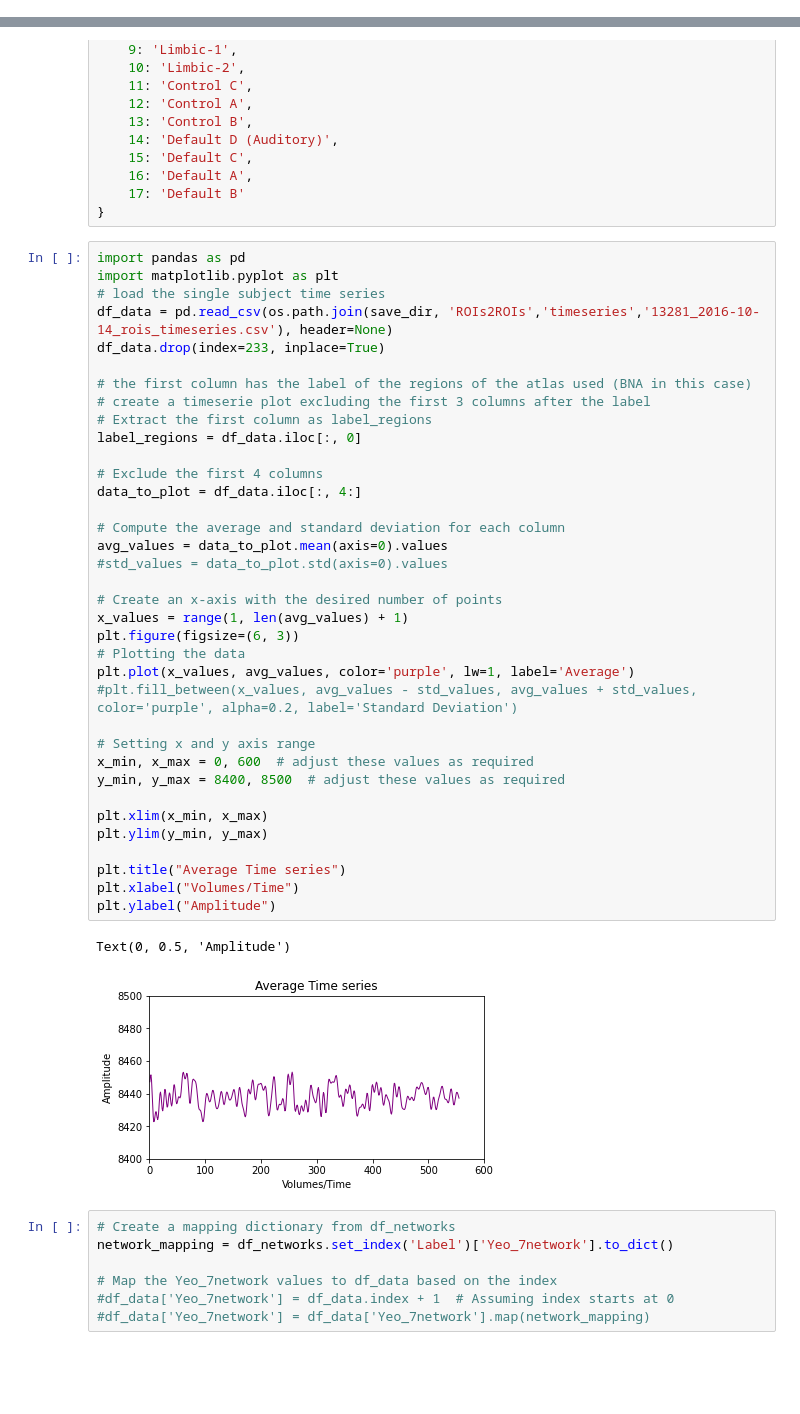
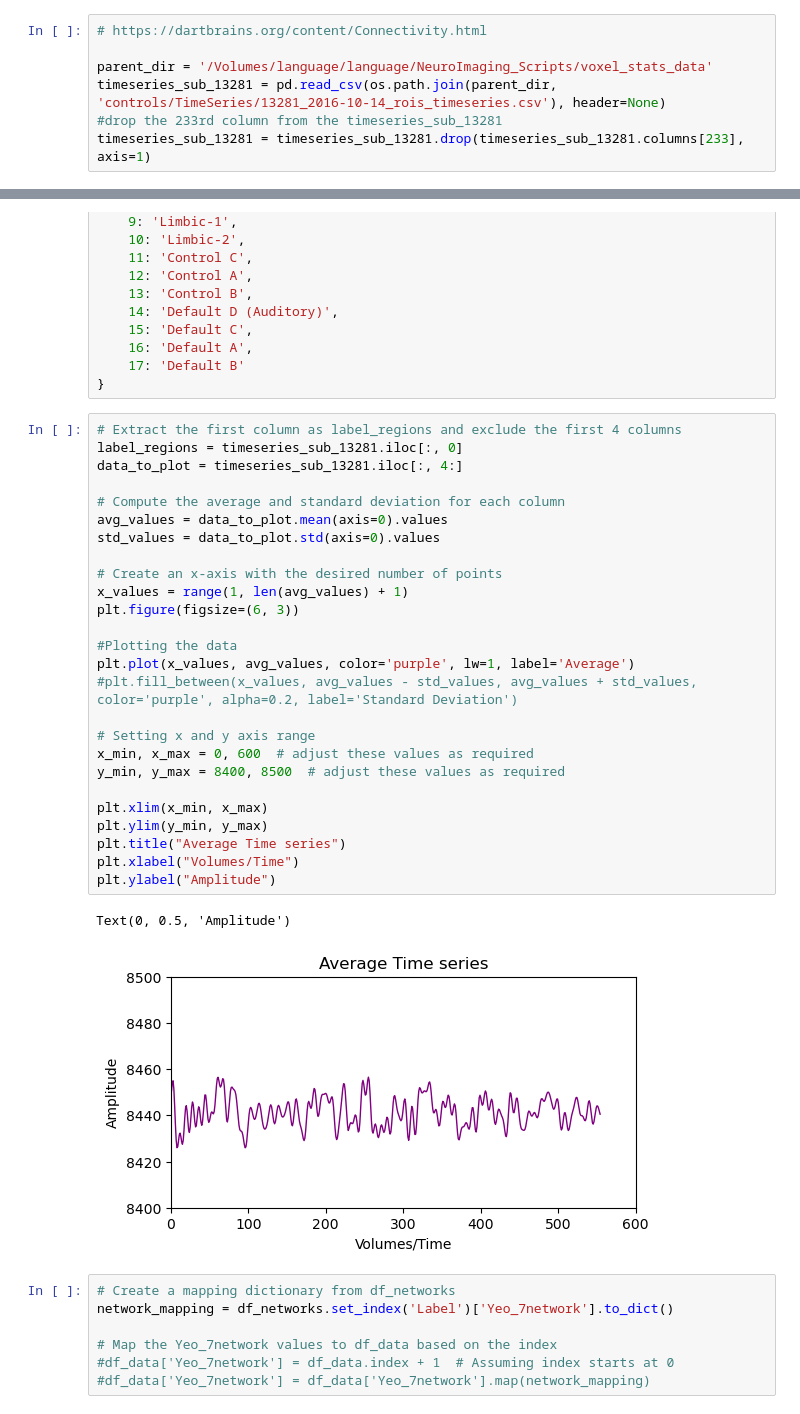
Before and after one commit to janhavi-pillai/connectiviz, a Jupyter notebook: Yeo_functional_networks_plot.ipynb, the cells around one changed output, grey strips where cells are left out. Saved outputs shown, nothing was run; the diff lists cells and outputs as text; blank space fills up the shorter version.

```diff
--- a/Yeo_functional_networks_plot.ipynb
+++ b/Yeo_functional_networks_plot.ipynb
@@ -12,3 +11,10 @@ from scipy.stats import ttest_ind
+# %%
+# https://dartbrains.org/content/Connectivity.html
+
+parent_dir = '/Volumes/language/language/NeuroImaging_Scripts/voxel_stats_data'
+timeseries_sub_13281 = pd.read_csv(os.path.join(parent_dir, 'controls/TimeSeries/13281_2016-10-14_rois_timeseries.csv'), header=None)
+#drop the 233rd column from the timeseries_sub_13281
+timeseries_sub_13281 = timeseries_sub_13281.drop(timeseries_sub_13281.columns[233], axis=1)
 # %%
 # First we fetch the Yeo atlas
 from nilearn import datasets
@@ -82,44 +92,34 @@ Yeo_17network_names = {
     17: 'Default B'
 }
 # %%
-import pandas as pd
-import matplotlib.pyplot as plt
-# load the single subject time series
-df_data = pd.read_csv(os.path.join(save_dir, 'ROIs2ROIs','timeseries','13281_2016-10-14_rois_timeseries.csv'), header=None)
-df_data.drop(index=233, inplace=True)
-
-# the first column has the label of the regions of the atlas used (BNA in this case)
-# create a timeserie plot excluding the first 3 columns after the label
-# Extract the first column as label_regions
-label_regions = df_data.iloc[:, 0]
-
-# Exclude the first 4 columns
-data_to_plot = df_data.iloc[:, 4:]
+# Extract the first column as label_regions and exclude the first 4 columns
+label_regions = timeseries_sub_13281.iloc[:, 0]
+data_to_plot = timeseries_sub_13281.iloc[:, 4:]
 
 # Compute the average and standard deviation for each column
 avg_values = data_to_plot.mean(axis=0).values
-#std_values = data_to_plot.std(axis=0).values
+std_values = data_to_plot.std(axis=0).values
 
 # Create an x-axis with the desired number of points
 x_values = range(1, len(avg_values) + 1)
 plt.figure(figsize=(6, 3))
-# Plotting the data
+
+#Plotting the data
 plt.plot(x_values, avg_values, color='purple', lw=1, label='Average')
 #plt.fill_between(x_values, avg_values - std_values, avg_values + std_values, color='purple', alpha=0.2, label='Standard Deviation')
 
 # Setting x and y axis range
 x_min, x_max = 0, 600  # adjust these values as required
 y_min, y_max = 8400, 8500  # adjust these values as required
 
 plt.xlim(x_min, x_max)
 plt.ylim(y_min, y_max)
-
 plt.title("Average Time series")
 plt.xlabel("Volumes/Time")
 plt.ylabel("Amplitude")
 # %% [output]
 Text(0, 0.5, 'Amplitude')
-[figure, old version]
+[figure, new version]
 # %%
 # Create a mapping dictionary from df_networks
 network_mapping = df_networks.set_index('Label')['Yeo_7network'].to_dict()
```
Also changed, not shown: parts of 8 cells of this notebook, 2 other files.
